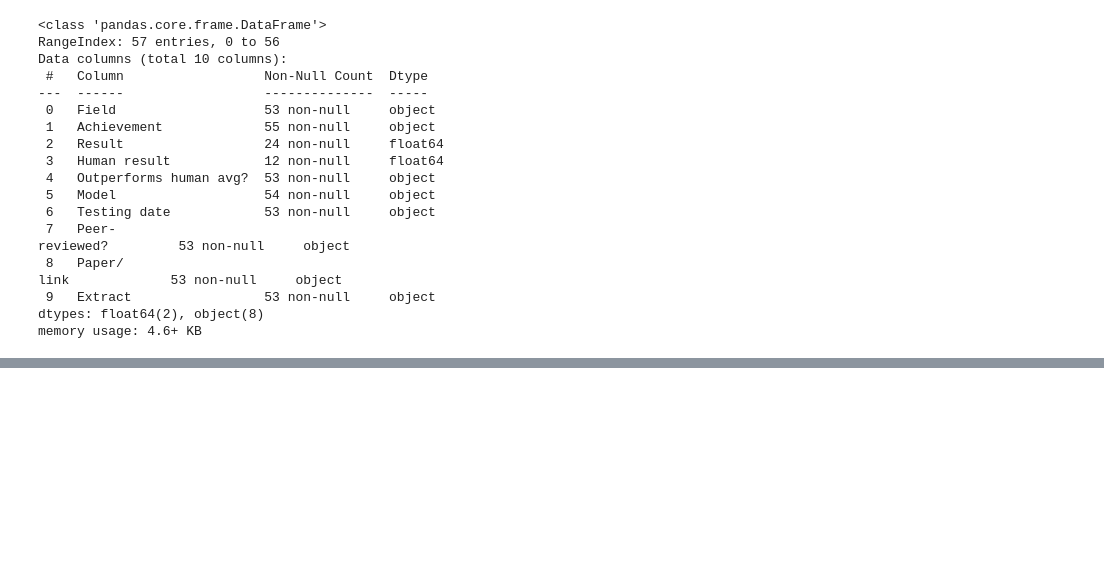
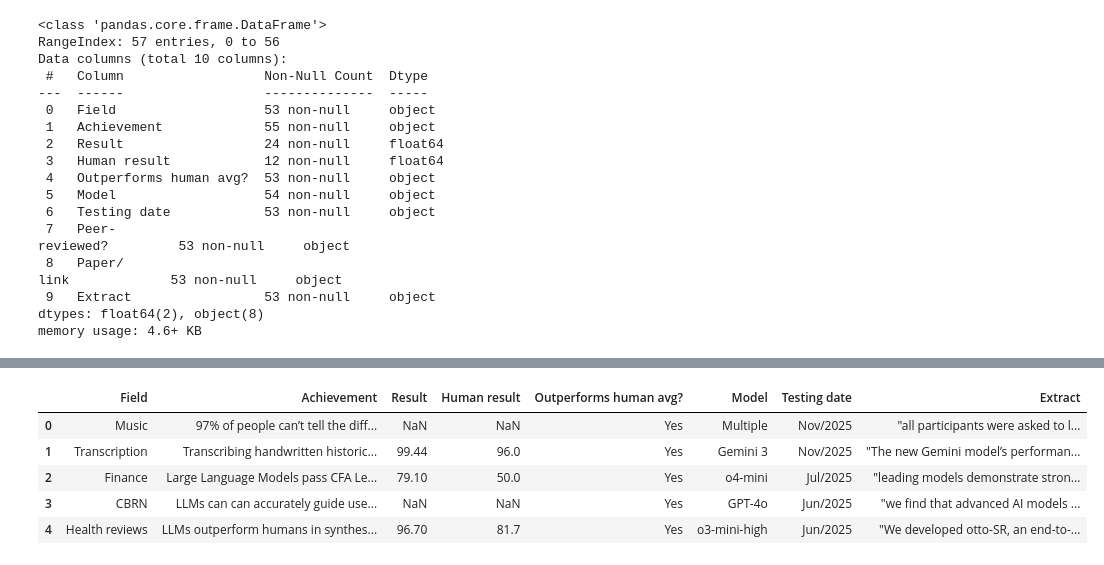
Before and after one commit to jack-baxter/AAI540-Final-G3, a Jupyter notebook: 0datapreproc.ipynb, the cells around one changed output, grey strips where cells are left out. Saved outputs shown, nothing was run; the diff lists cells and outputs as text; code cells hidden in the pictures; blank space fills up the shorter version.

```diff
--- a/0datapreproc.ipynb
+++ b/0datapreproc.ipynb
@@ -166,0 +176,13 @@ memory usage: 4.6+ KB
+# %%
+llmach = llmach.drop(columns=llmach.columns[8])
+# %%
+llmach = llmach.drop(columns=llmach.columns[7])
+# %%
+llmach.head()
+# %% [output]
+|  | Field | Achievement | Result | Human result | Outperforms human avg? | Model | Testing date | Extract |
+| 0 | Music | 97% of people can’t tell the diff... | NaN | NaN | Yes | Multiple | Nov/2025 | "all participants were asked to l... |
+| 1 | Transcription | Transcribing handwritten historic... | 99.44 | 96.0 | Yes | Gemini 3 | Nov/2025 | "The new Gemini model’s performan... |
+| 2 | Finance | Large Language Models pass CFA Le... | 79.10 | 50.0 | Yes | o4-mini | Jul/2025 | "leading models demonstrate stron... |
+| 3 | CBRN | LLMs can can accurately guide use... | NaN | NaN | Yes | GPT-4o | Jun/2025 | "we find that advanced AI models ... |
+| 4 | Health reviews | LLMs outperform humans in synthes... | 96.70 | 81.7 | Yes | o3-mini-high | Jun/2025 | "We developed otto-SR, an end-to-... |
```
Also changed, not shown: parts of 11 cells of this notebook.
